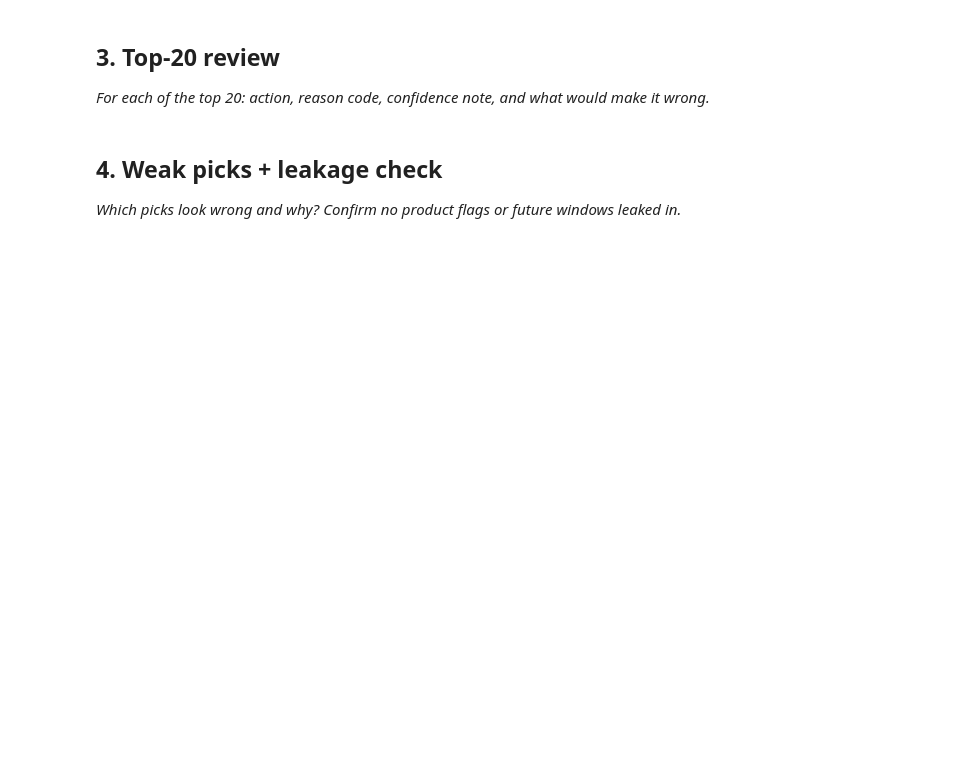
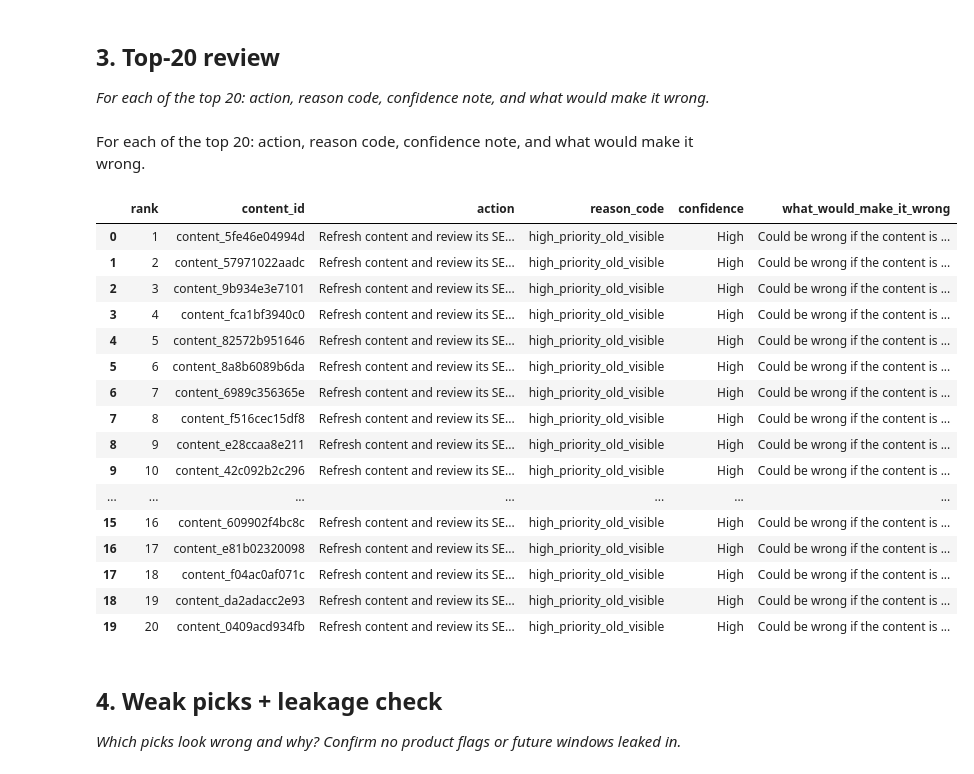
Before and after one commit to Hamna0696/flyrank-ml-internship, a Jupyter notebook: work/notebooks/w04_baseline_score.ipynb, the cells around one changed output. Cells and saved outputs as stored; diff of their text form; code cells hidden in the pictures; blank space fills up the shorter version.

```diff
--- a/work/notebooks/w04_baseline_score.ipynb
+++ b/work/notebooks/w04_baseline_score.ipynb
@@ -30,3 +183,81 @@ This skeleton is yours to fill. Work the sections **in order** — each one has
+# %% [markdown]
+For each of the top 20: action, reason code, confidence note, and what would make it wrong.
+# %%
+# This cell is for CODE (numbers, a query, a check).
+# Write your text answer in the cell ABOVE this one — typing sentences here breaks Run All.
+# --------------------------------------------------
+# Q3 — Top-20 Review
+# --------------------------------------------------
+
+# Take the top 20 ranked items
+top20 = df.head(20).copy()
+
+# Create an action recommendation
+def get_action(row):
+    if row["reason_code"] == "high_priority_old_visible":
+        return "Refresh content and review its SEO performance."
+    elif row["reason_code"] == "old_content":
+        return "Review and consider updating the content."
+    elif row["reason_code"] == "high_visibility":
+        return "Review high-visibility content for optimization opportunities."
+    else:
+        return "Manually review before taking action."
+
+# Create confidence note
+def get_confidence(row):
+    if row["action_score"] >= 0.75:
+        return "High"
+    elif row["action_score"] >= 0.50:
+        return "Medium"
+    else:
+        return "Low"
+
+# Create possible failure reason
+def get_wrong_reason(row):
+    if row["reason_code"] == "high_priority_old_visible":
+        return "Could be wrong if the content is intentionally evergreen or already scheduled for an update."
+    elif row["reason_code"] == "old_content":
+        return "Could be wrong if the older content is still accurate and performing well."
+    elif row["reason_code"] == "high_visibility":
+        return "Could be wrong if high visibility does not translate into useful business outcomes."
+    else:
+        return "Could be wrong because the simple baseline does not capture all business context."
+
+top20["action"] = top20.apply(get_action, axis=1)
+top20["confidence"] = top20.apply(get_confidence, axis=1)
+top20["what_would_make_it_wrong"] = top20.apply(
+    get_wrong_reason, axis=1
+)
+
+# Display the complete Top-20 review
+review_columns = [
+    "rank",
+    "content_id",
+    "action",
+    "reason_code",
+    "confidence",
+    "what_would_make_it_wrong"
+]
+
+display(top20[review_columns])
+# %% [output]
+|  | rank | content_id | action | reason_code | confidence | what_would_make_it_wrong |
+| 0 | 1 | content_5fe46e04994d | Refresh content and review its SE... | high_priority_old_visible | High | Could be wrong if the content is ... |
+| 1 | 2 | content_57971022aadc | Refresh content and review its SE... | high_priority_old_visible | High | Could be wrong if the content is ... |
+| 2 | 3 | content_9b934e3e7101 | Refresh content and review its SE... | high_priority_old_visible | High | Could be wrong if the content is ... |
+| 3 | 4 | content_fca1bf3940c0 | Refresh content and review its SE... | high_priority_old_visible | High | Could be wrong if the content is ... |
+| 4 | 5 | content_82572b951646 | Refresh content and review its SE... | high_priority_old_visible | High | Could be wrong if the content is ... |
+| 5 | 6 | content_8a8b6089b6da | Refresh content and review its SE... | high_priority_old_visible | High | Could be wrong if the content is ... |
+| 6 | 7 | content_6989c356365e | Refresh content and review its SE... | high_priority_old_visible | High | Could be wrong if the content is ... |
+| 7 | 8 | content_f516cec15df8 | Refresh content and review its SE... | high_priority_old_visible | High | Could be wrong if the content is ... |
+| 8 | 9 | content_e28ccaa8e211 | Refresh content and review its SE... | high_priority_old_visible | High | Could be wrong if the content is ... |
+| 9 | 10 | content_42c092b2c296 | Refresh content and review its SE... | high_priority_old_visible | High | Could be wrong if the content is ... |
+| ... | ... | ... | ... | ... | ... | ... |
+| 15 | 16 | content_609902f4bc8c | Refresh content and review its SE... | high_priority_old_visible | High | Could be wrong if the content is ... |
+| 16 | 17 | content_e81b02320098 | Refresh content and review its SE... | high_priority_old_visible | High | Could be wrong if the content is ... |
+| 17 | 18 | content_f04ac0af071c | Refresh content and review its SE... | high_priority_old_visible | High | Could be wrong if the content is ... |
+| 18 | 19 | content_da2adacc2e93 | Refresh content and review its SE... | high_priority_old_visible | High | Could be wrong if the content is ... |
+| 19 | 20 | content_0409acd934fb | Refresh content and review its SE... | high_priority_old_visible | High | Could be wrong if the content is ... |
 # %% [markdown]
 ## 4. Weak picks + leakage check
 
```
Also changed, not shown: parts of 7 cells of this notebook.
